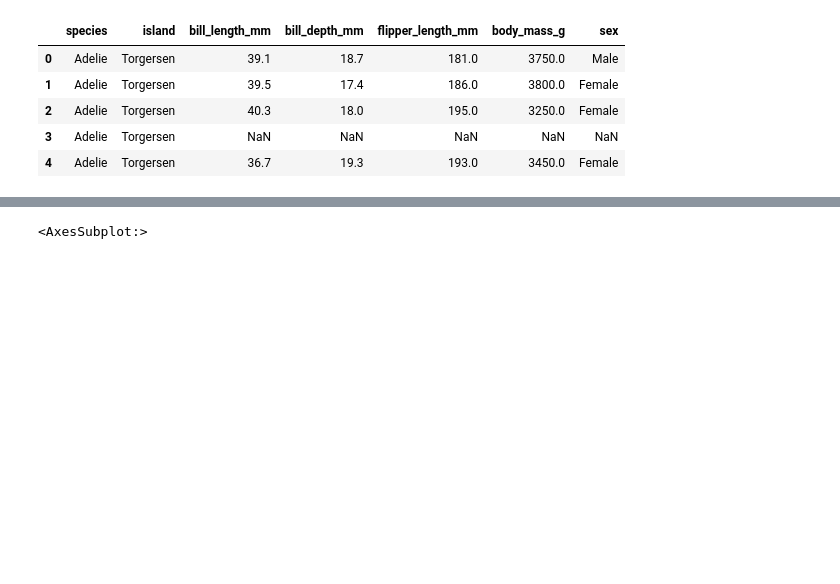
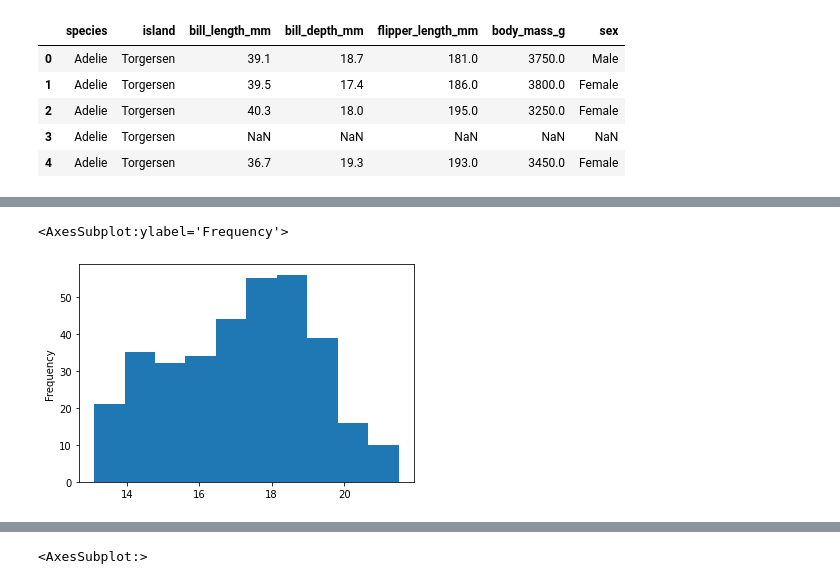
Before and after one commit to Pjiwm/data-science, a Jupyter notebook: Introduction and Univariate Analysis.ipynb, the cells around one changed output, grey strips where cells are left out. Drawn from its saved outputs; the diff is of its cells as text; code cells hidden in the pictures; blank space fills up the shorter version.

```diff
--- a/Introduction and Univariate Analysis.ipynb
+++ b/Introduction and Univariate Analysis.ipynb
@@ -218,0 +240,5 @@ penguins.head()
+# %%
+penguins['bill_depth_mm'].plot(kind='hist')
+# %% [output]
+<AxesSubplot:ylabel='Frequency'>
+[figure, added]
```
Also changed, not shown: parts of 9 cells of this notebook, 1 other file.
